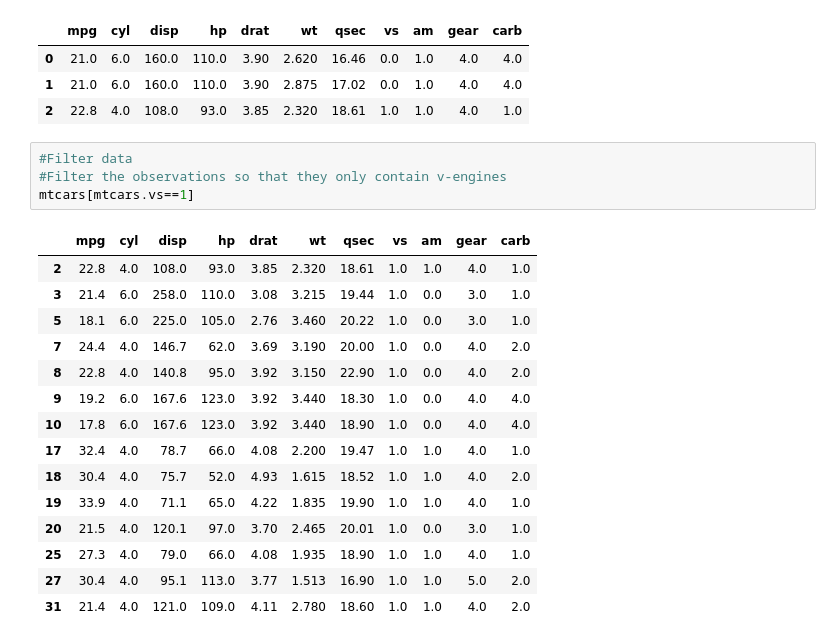
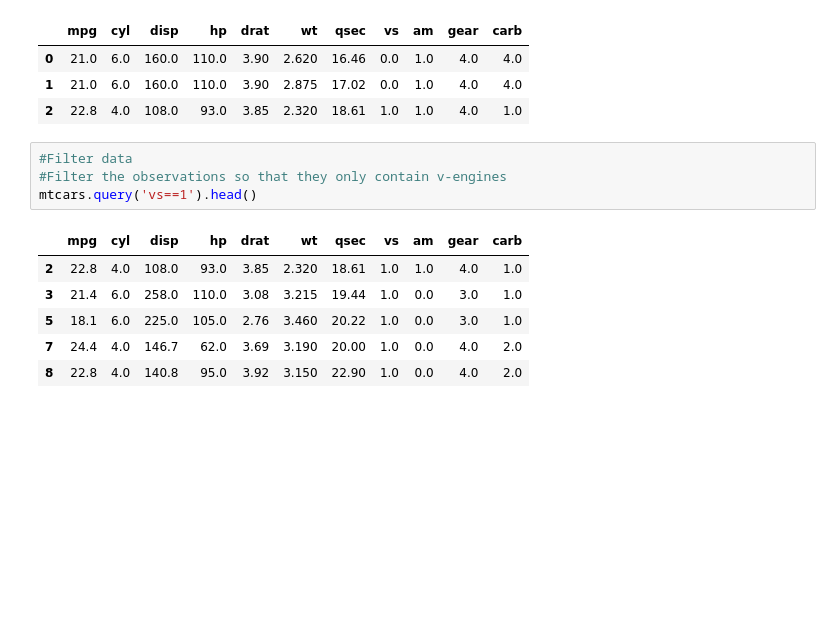
Before and after one commit to jstrat1618/DataWrangling, a Jupyter notebook: Python/Intro2pandas.ipynb, the cells around one changed output. Cells and saved outputs as stored; diff of their text form; blank space fills up the shorter version.

```diff
--- a/Python/Intro2pandas.ipynb
+++ b/Python/Intro2pandas.ipynb
@@ -96,22 +103,13 @@ mtcars.ix[0:2,:]
 # %%
 #Filter data
 #Filter the observations so that they only contain v-engines
-mtcars[mtcars.vs==1]
+mtcars.query('vs==1').head()
 # %% [output]
 |  | mpg | cyl | disp | hp | drat | wt | qsec | vs | am | gear | carb |
 | 2 | 22.8 | 4.0 | 108.0 | 93.0 | 3.85 | 2.320 | 18.61 | 1.0 | 1.0 | 4.0 | 1.0 |
 | 3 | 21.4 | 6.0 | 258.0 | 110.0 | 3.08 | 3.215 | 19.44 | 1.0 | 0.0 | 3.0 | 1.0 |
 | 5 | 18.1 | 6.0 | 225.0 | 105.0 | 2.76 | 3.460 | 20.22 | 1.0 | 0.0 | 3.0 | 1.0 |
 | 7 | 24.4 | 4.0 | 146.7 | 62.0 | 3.69 | 3.190 | 20.00 | 1.0 | 0.0 | 4.0 | 2.0 |
 | 8 | 22.8 | 4.0 | 140.8 | 95.0 | 3.92 | 3.150 | 22.90 | 1.0 | 0.0 | 4.0 | 2.0 |
-| 9 | 19.2 | 6.0 | 167.6 | 123.0 | 3.92 | 3.440 | 18.30 | 1.0 | 0.0 | 4.0 | 4.0 |
-| 10 | 17.8 | 6.0 | 167.6 | 123.0 | 3.92 | 3.440 | 18.90 | 1.0 | 0.0 | 4.0 | 4.0 |
-| 17 | 32.4 | 4.0 | 78.7 | 66.0 | 4.08 | 2.200 | 19.47 | 1.0 | 1.0 | 4.0 | 1.0 |
-| 18 | 30.4 | 4.0 | 75.7 | 52.0 | 4.93 | 1.615 | 18.52 | 1.0 | 1.0 | 4.0 | 2.0 |
-| 19 | 33.9 | 4.0 | 71.1 | 65.0 | 4.22 | 1.835 | 19.90 | 1.0 | 1.0 | 4.0 | 1.0 |
-| 20 | 21.5 | 4.0 | 120.1 | 97.0 | 3.70 | 2.465 | 20.01 | 1.0 | 0.0 | 3.0 | 1.0 |
-| 25 | 27.3 | 4.0 | 79.0 | 66.0 | 4.08 | 1.935 | 18.90 | 1.0 | 1.0 | 4.0 | 1.0 |
-| 27 | 30.4 | 4.0 | 95.1 | 113.0 | 3.77 | 1.513 | 16.90 | 1.0 | 1.0 | 5.0 | 2.0 |
-| 31 | 21.4 | 4.0 | 121.0 | 109.0 | 4.11 | 2.780 | 18.60 | 1.0 | 1.0 | 4.0 | 2.0 |
 # %%
 #Filter data so that there are v-engines and 4 cylinders
```
Also changed, not shown: parts of 14 cells of this notebook, 1 other file.
